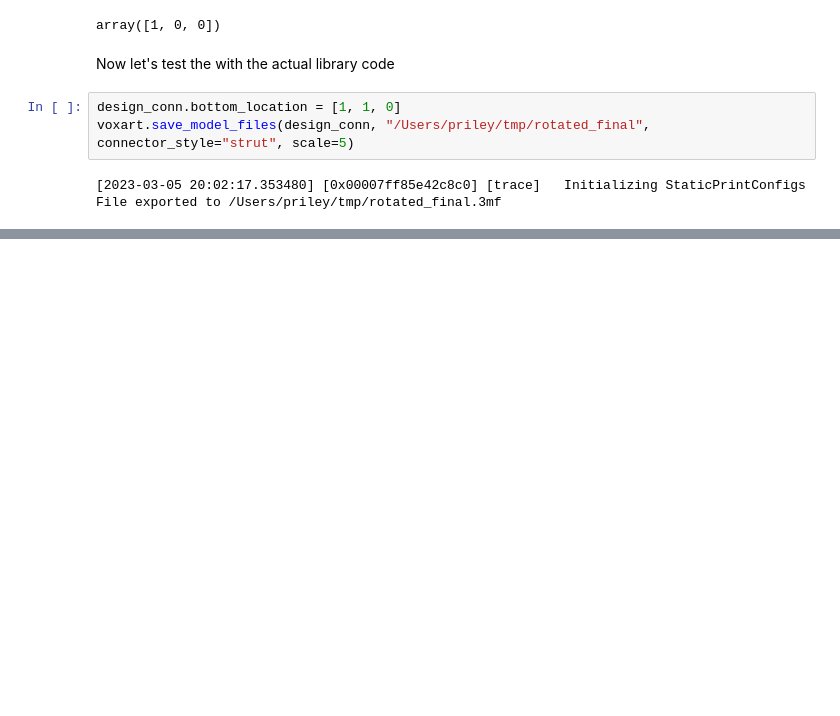
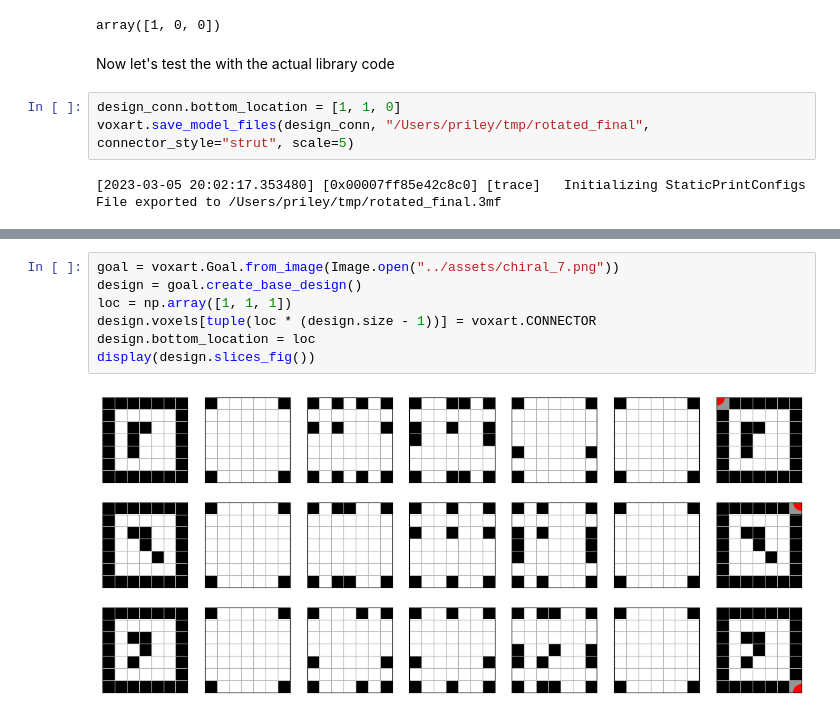
Before and after one commit to pfrstg/voxart, a Jupyter notebook: notebooks/dev.ipynb, the cells around one changed output, grey strips where cells are left out. Cells and saved outputs as stored; diff of their text form; blank space fills up the shorter version.

```diff
--- a/notebooks/dev.ipynb
+++ b/notebooks/dev.ipynb
@@ -1955,0 +1969,9 @@ File exported to /Users/priley/tmp/rotated_final.3mf
+# %%
+goal = voxart.Goal.from_image(Image.open("../assets/chiral_7.png"))
+design = goal.create_base_design()
+loc = np.array([1, 1, 1])
+design.voxels[tuple(loc * (design.size - 1))] = voxart.CONNECTOR
+design.bottom_location = loc
+display(design.slices_fig())
+# %% [output]
+[figure, added]
```
Also changed, not shown: parts of 4 cells of this notebook, 1 other file.
